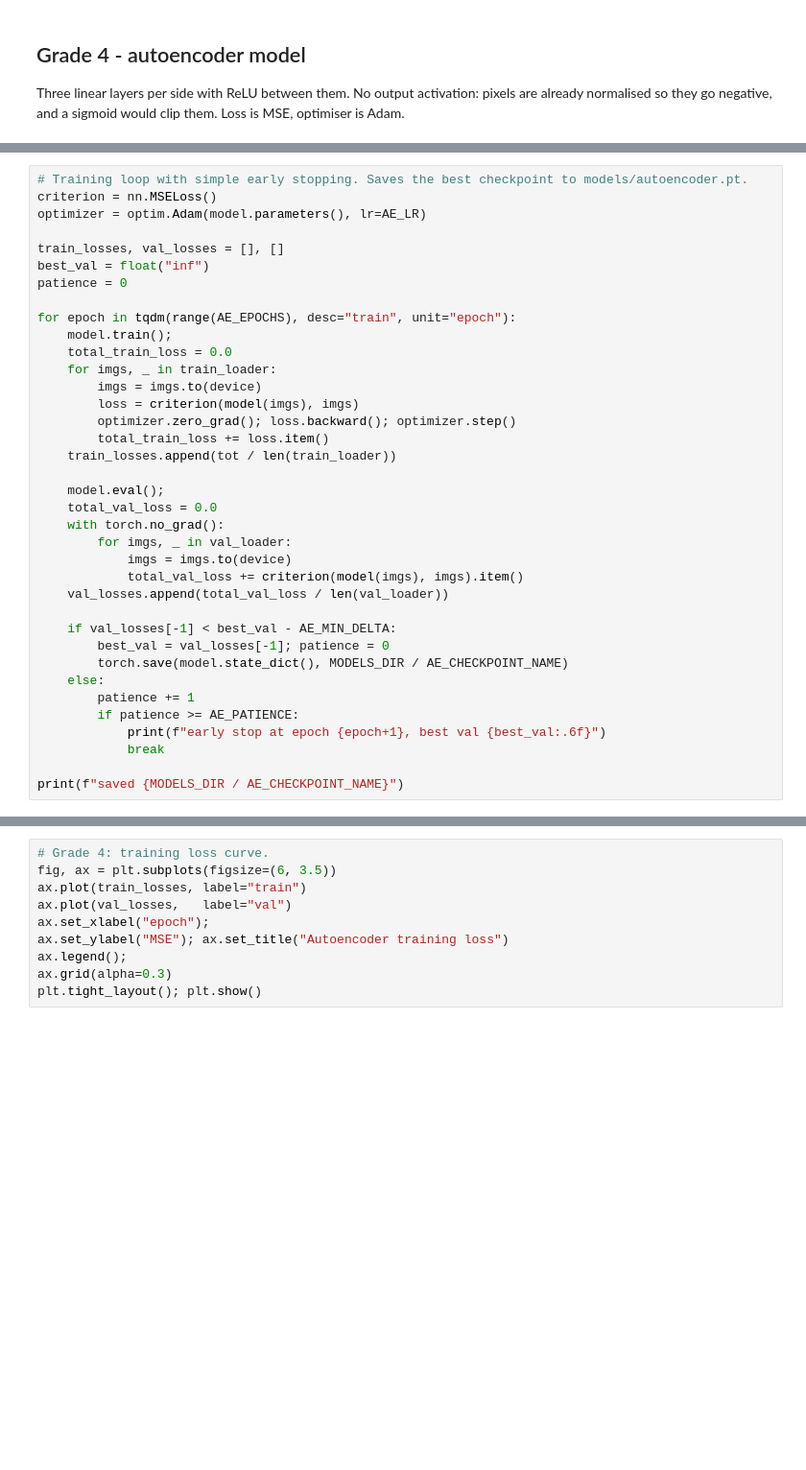
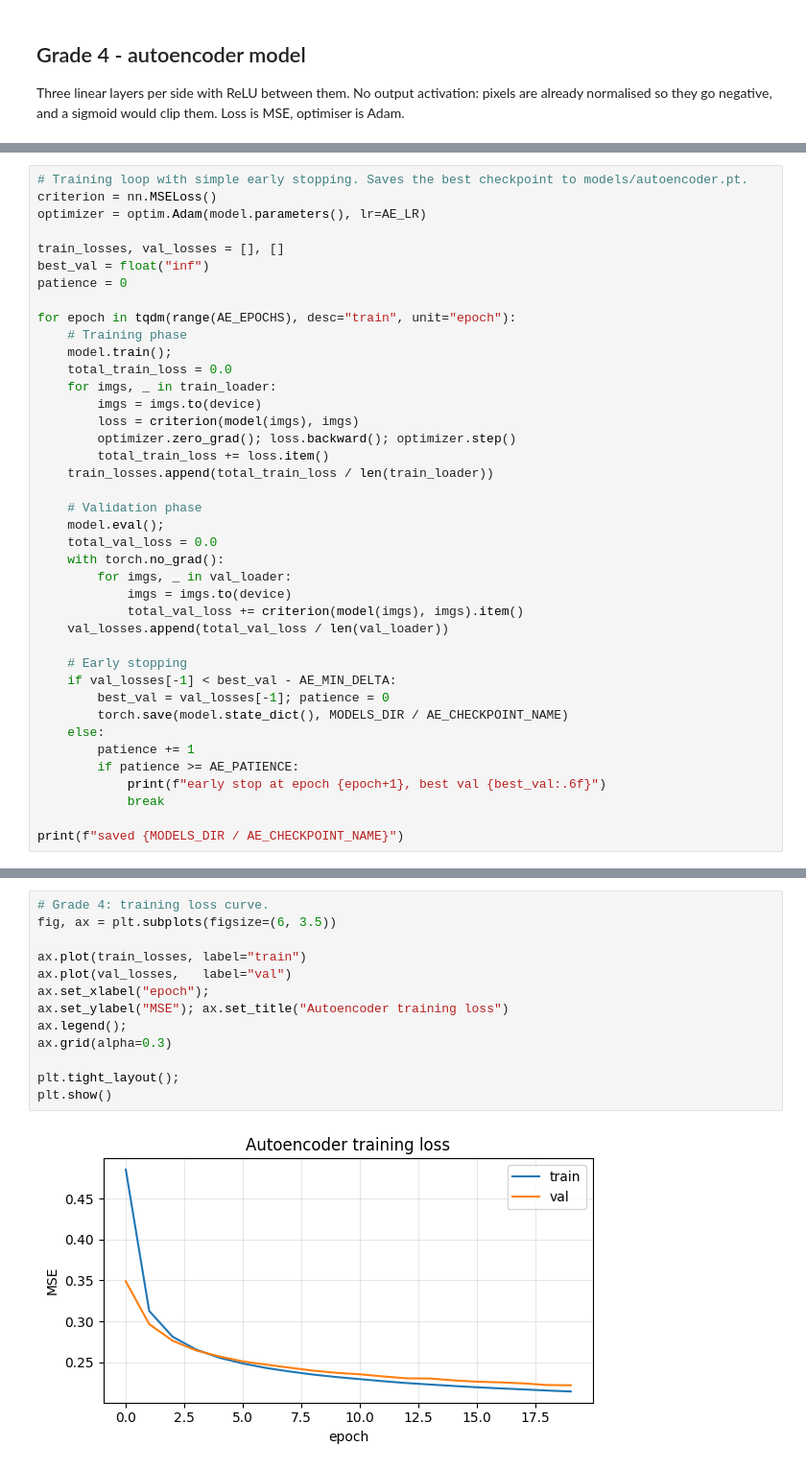
Before and after one commit to Kwaseda/phm-cmapss-mnist, a Jupyter notebook: notebooks/01_anomaly_detection.ipynb, the cells around one changed output, grey strips where cells are left out. Shown at 96% size. Saved outputs shown, nothing was run; the diff lists cells and outputs as text; blank space fills up the shorter version.

```diff
--- a/notebooks/01_anomaly_detection.ipynb
+++ b/notebooks/01_anomaly_detection.ipynb
@@ -137,6 +251,7 @@ best_val = float("inf")
 patience = 0
 
 for epoch in tqdm(range(AE_EPOCHS), desc="train", unit="epoch"):
+    # Training phase
     model.train();
     total_train_loss = 0.0
     for imgs, _ in train_loader:
@@ -144,8 +259,9 @@ for epoch in tqdm(range(AE_EPOCHS), desc="train", unit="epoch"):
         loss = criterion(model(imgs), imgs)
         optimizer.zero_grad(); loss.backward(); optimizer.step()
         total_train_loss += loss.item()
-    train_losses.append(tot / len(train_loader))
+    train_losses.append(total_train_loss / len(train_loader))
 
+    # Validation phase
     model.eval();
     total_val_loss = 0.0
     with torch.no_grad():
@@ -154,6 +270,7 @@ for epoch in tqdm(range(AE_EPOCHS), desc="train", unit="epoch"):
             total_val_loss += criterion(model(imgs), imgs).item()
     val_losses.append(total_val_loss / len(val_loader))
 
+    # Early stopping
     if val_losses[-1] < best_val - AE_MIN_DELTA:
         best_val = val_losses[-1]; patience = 0
         torch.save(model.state_dict(), MODELS_DIR / AE_CHECKPOINT_NAME)
@@ -167,10 +286,15 @@ print(f"saved {MODELS_DIR / AE_CHECKPOINT_NAME}")
 # %%
 # Grade 4: training loss curve.
 fig, ax = plt.subplots(figsize=(6, 3.5))
+
 ax.plot(train_losses, label="train")
 ax.plot(val_losses,   label="val")
 ax.set_xlabel("epoch");
 ax.set_ylabel("MSE"); ax.set_title("Autoencoder training loss")
 ax.legend();
 ax.grid(alpha=0.3)
-plt.tight_layout(); plt.show()
+
+plt.tight_layout();
+plt.show()
+# %% [output]
+[figure, added]
```
Also changed, not shown: parts of 17 cells of this notebook, 7 other files.
